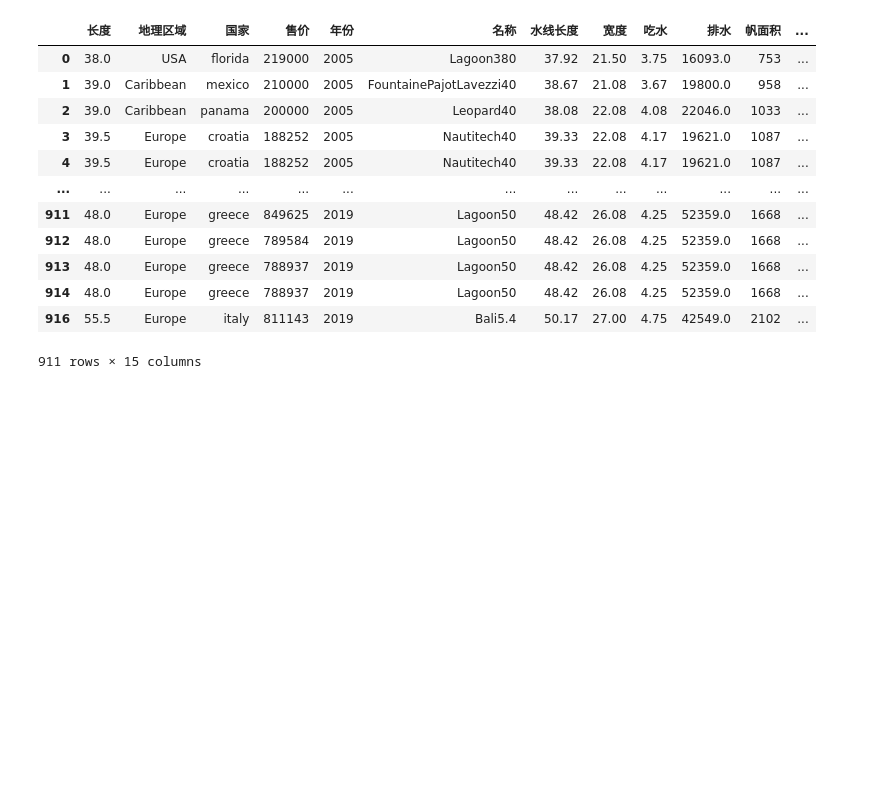
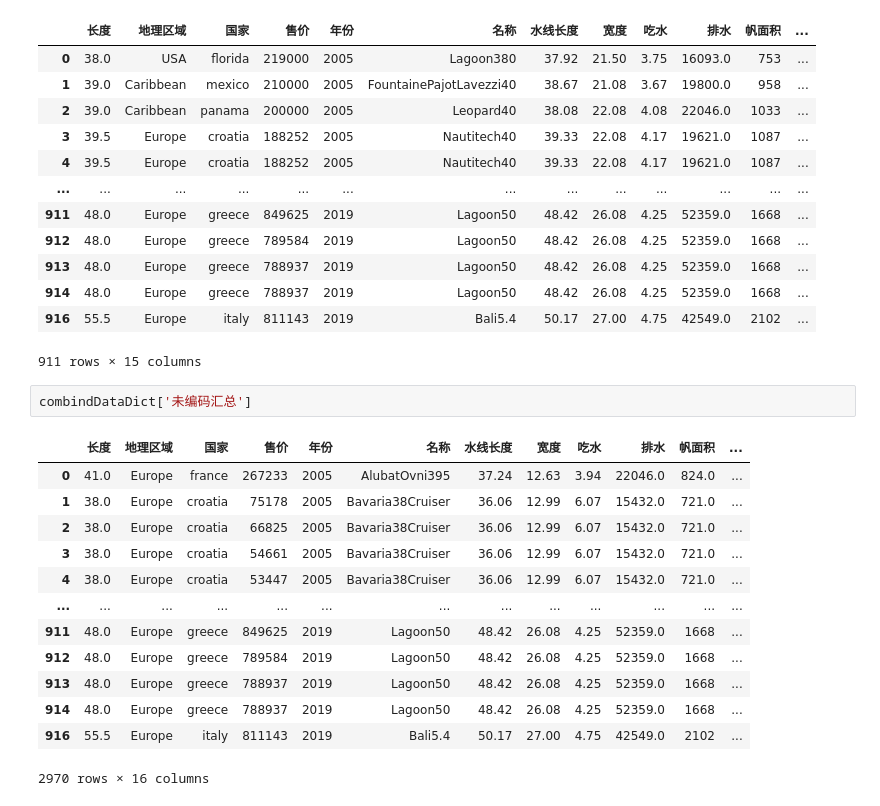
Before and after one commit to james-curtis/2023SpringMCM, a Jupyter notebook: T1/数据预处理/数据预处理.ipynb, the cells around one changed output. Saved outputs shown, nothing was run; the diff lists cells and outputs as text; blank space fills up the shorter version.

```diff
--- a/T1/数据预处理/数据预处理.ipynb
+++ b/T1/数据预处理/数据预处理.ipynb
@@ -306,3 +310,19 @@ noEncodeDataDict['Catamarans']
 | 914 | 48.0 | Europe | greece | 788937 | 2019 | Lagoon50 | 48.42 | 26.08 | 4.25 | 52359.0 | 1668 | ... |
 | 916 | 55.5 | Europe | italy | 811143 | 2019 | Bali5.4 | 50.17 | 27.00 | 4.75 | 42549.0 | 2102 | ... |
 911 rows × 15 columns
+# %%
+combindDataDict['未编码汇总']
+# %% [output]
+|  | 长度 | 地理区域 | 国家 | 售价 | 年份 | 名称 | 水线长度 | 宽度 | 吃水 | 排水 | 帆面积 | ... |
+| 0 | 41.0 | Europe | france | 267233 | 2005 | AlubatOvni395 | 37.24 | 12.63 | 3.94 | 22046.0 | 824.0 | ... |
+| 1 | 38.0 | Europe | croatia | 75178 | 2005 | Bavaria38Cruiser | 36.06 | 12.99 | 6.07 | 15432.0 | 721.0 | ... |
+| 2 | 38.0 | Europe | croatia | 66825 | 2005 | Bavaria38Cruiser | 36.06 | 12.99 | 6.07 | 15432.0 | 721.0 | ... |
+| 3 | 38.0 | Europe | croatia | 54661 | 2005 | Bavaria38Cruiser | 36.06 | 12.99 | 6.07 | 15432.0 | 721.0 | ... |
+| 4 | 38.0 | Europe | croatia | 53447 | 2005 | Bavaria38Cruiser | 36.06 | 12.99 | 6.07 | 15432.0 | 721.0 | ... |
+| ... | ... | ... | ... | ... | ... | ... | ... | ... | ... | ... | ... | ... |
+| 911 | 48.0 | Europe | greece | 849625 | 2019 | Lagoon50 | 48.42 | 26.08 | 4.25 | 52359.0 | 1668 | ... |
+| 912 | 48.0 | Europe | greece | 789584 | 2019 | Lagoon50 | 48.42 | 26.08 | 4.25 | 52359.0 | 1668 | ... |
+| 913 | 48.0 | Europe | greece | 788937 | 2019 | Lagoon50 | 48.42 | 26.08 | 4.25 | 52359.0 | 1668 | ... |
+| 914 | 48.0 | Europe | greece | 788937 | 2019 | Lagoon50 | 48.42 | 26.08 | 4.25 | 52359.0 | 1668 | ... |
+| 916 | 55.5 | Europe | italy | 811143 | 2019 | Bali5.4 | 50.17 | 27.00 | 4.75 | 42549.0 | 2102 | ... |
+2970 rows × 16 columns
```
Also changed, not shown: parts of 5 cells of this notebook, 7 other files.
